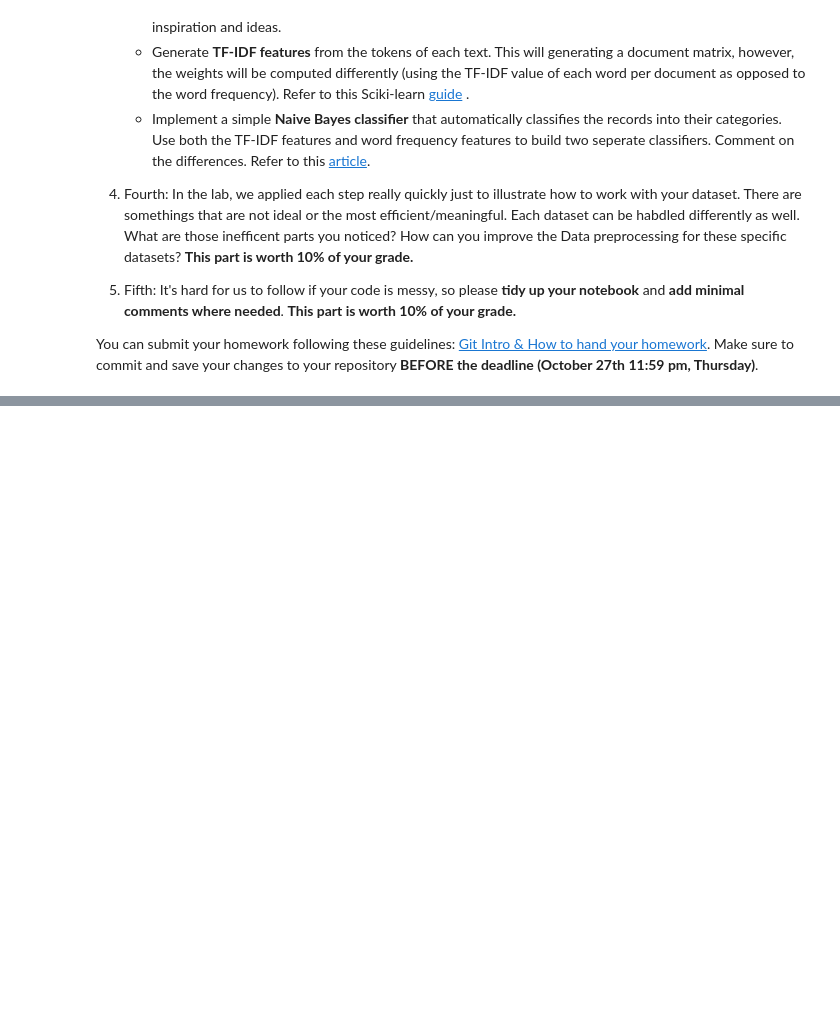
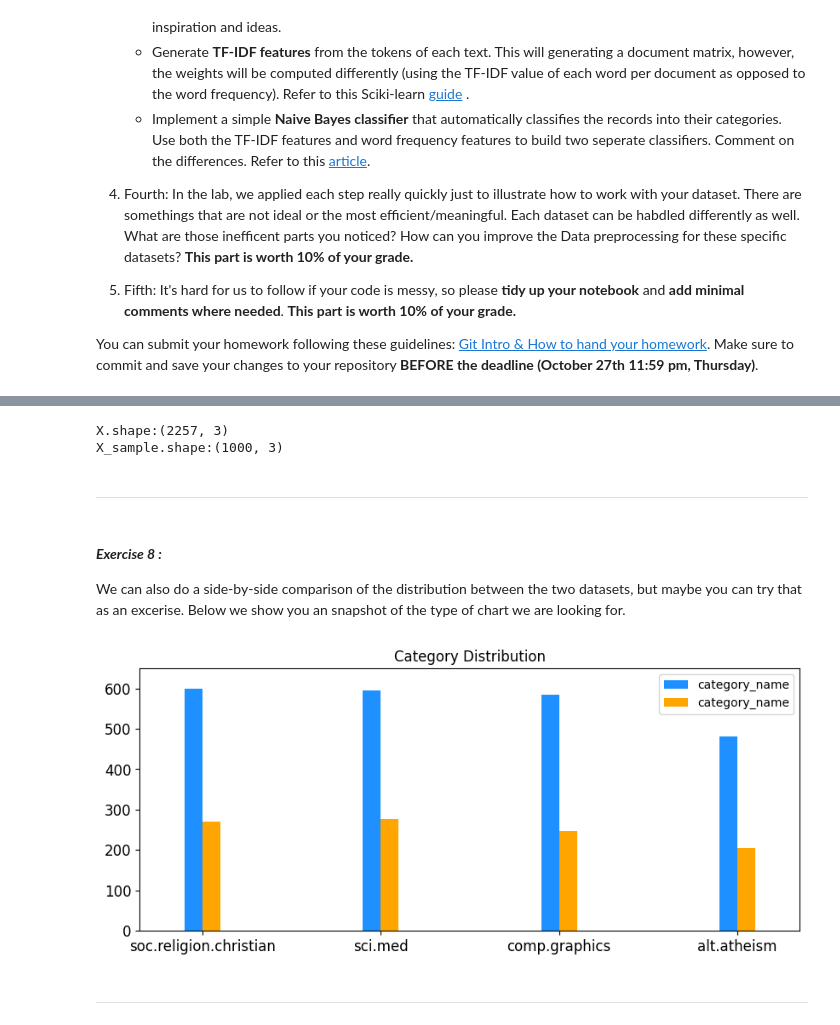
Before and after one commit to Haoze0102/DM2023-Lab1-Master, a Jupyter notebook: Homework/DM2023-Lab1-Homework.ipynb, the cells around one changed output, grey strips where cells are left out. Drawn from its saved outputs; the diff is of its cells as text; code cells hidden in the pictures; blank space fills up the shorter version.

```diff
--- a/Homework/DM2023-Lab1-Homework.ipynb
+++ b/Homework/DM2023-Lab1-Homework.ipynb
@@ -35,0 +74,4 @@ You can submit your homework following these guidelines: [Git Intro & How to han
+# %%
+#Answer here
+X[['text', 'category', 'category_name']] = X[['text', 'category_name', 'category']]
+X
@@ -35,0 +144,40 @@ You can submit your homework following these guidelines: [Git Intro & How to han
+# %%
+# Answer here
+print("X.shape:{}".format(X.shape))
+print("X_sample.shape:{}".format(X_sample.shape))
+# %% [output]
+X.shape:(2257, 3)
+X_sample.shape:(1000, 3)
+# %% [markdown]
+---
+# %% [markdown]
+#### ***Exercise 8 :***
+We can also do a side-by-side comparison of the distribution between the two datasets, but maybe you can try that as an excerise. Below we show you an snapshot of the type of chart we are looking for.
+# %%
+# Answer here
+import matplotlib.pyplot as plt
+
+# Calculate the maximum count for both X_sample and X
+max_count_X_sample = max(X_sample.category_name.value_counts())
+max_count_X = max(X.category_name.value_counts())
+
+# Combine the two dataframes into one for comparison
+combined_data = pd.concat([X.category_name.value_counts(), X_sample.category_name.value_counts()], axis=1)
+combined_data.columns = ['category_name', 'category_name']
+
+# Define different colors for X_sample and X bars
+colors = ['dodgerblue', 'orange']
+
+# Plot the side-by-side bar chart with different colors
+fig, ax = plt.subplots(figsize=(10, 4))
+combined_data.plot(kind='bar', ax=ax, width=0.2, color=colors, title='Category Distribution', rot=0, fontsize=12)
+
+# Set the y-axis limit to accommodate both datasets
+upper_bound = max(max_count_X_sample, max_count_X) + 50
+plt.ylim([0, upper_bound])
+
+plt.show()
+# %% [output]
+[figure, added]
+# %% [markdown]
+---
```
Also changed, not shown: parts of 40 cells of this notebook.
